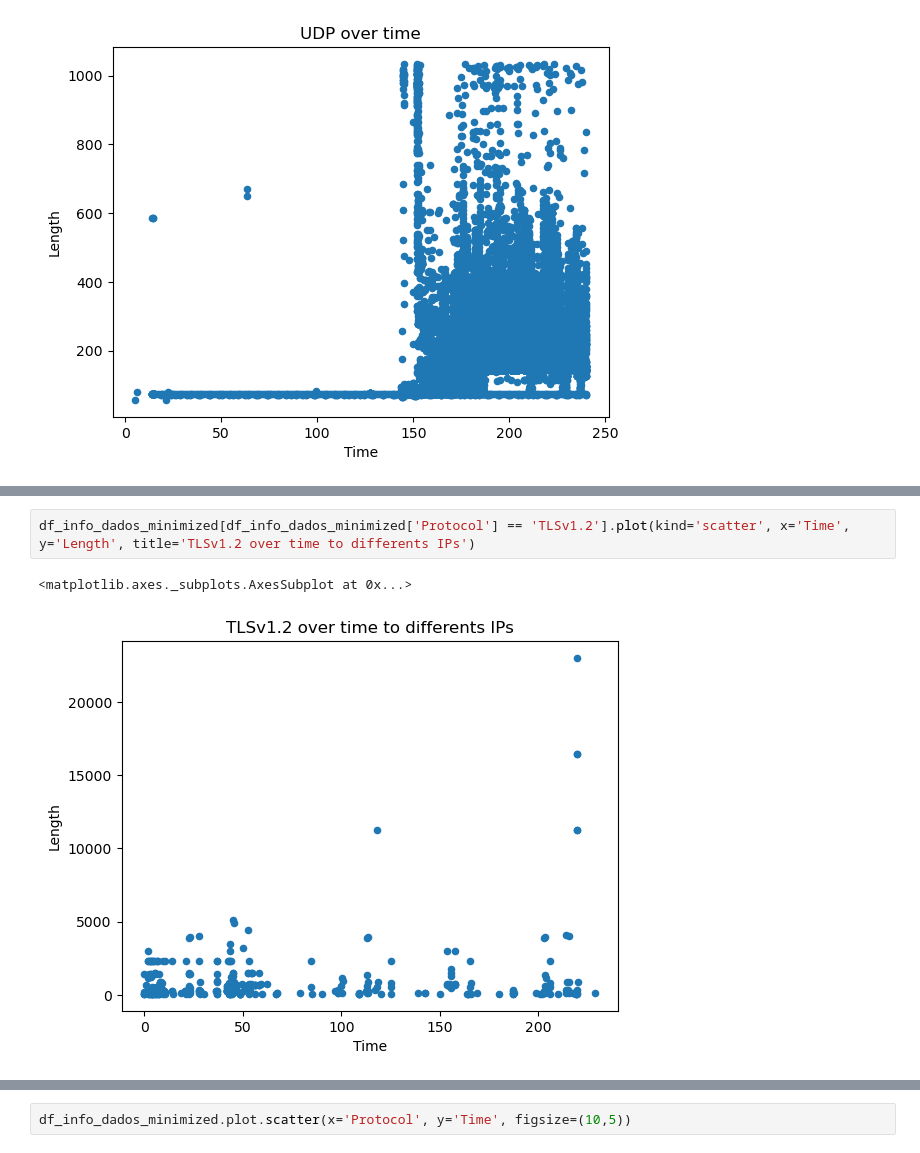
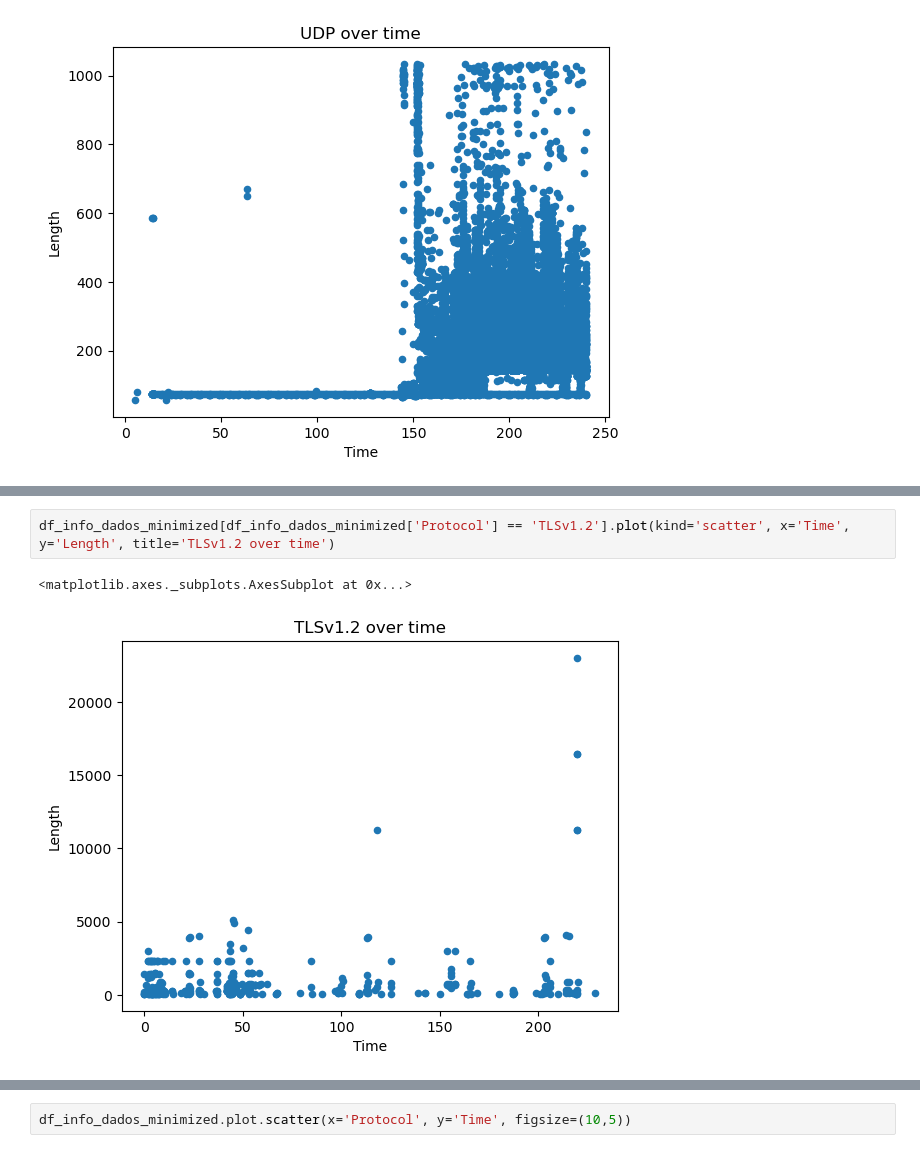
Before and after one commit to JovemPedr0/ProjetoRedes, a Jupyter notebook: analiseDados.ipynb, the cells around one changed output, grey strips where cells are left out. Drawn from its saved outputs; the diff is of its cells as text.

```diff
--- a/analiseDados.ipynb
+++ b/analiseDados.ipynb
@@ -149,6 +149,6 @@ df_info_dados_minimized[df_info_dados_minimized['Protocol'] == 'TCP'].plot(kind=
 # %%
-df_info_dados_minimized[df_info_dados_minimized['Protocol'] == 'TLSv1.2'].plot(kind='scatter', x='Time', y='Length', title='TLSv1.2 over time to differents IPs')
+df_info_dados_minimized[df_info_dados_minimized['Protocol'] == 'TLSv1.2'].plot(kind='scatter', x='Time', y='Length', title='TLSv1.2 over time')
 # %% [output]
 <matplotlib.axes._subplots.AxesSubplot at 0x...>
-[figure, old version]
+[figure, new version]
 # %%
```
Also changed, not shown: parts of 5 cells of this notebook, 1 other file.
